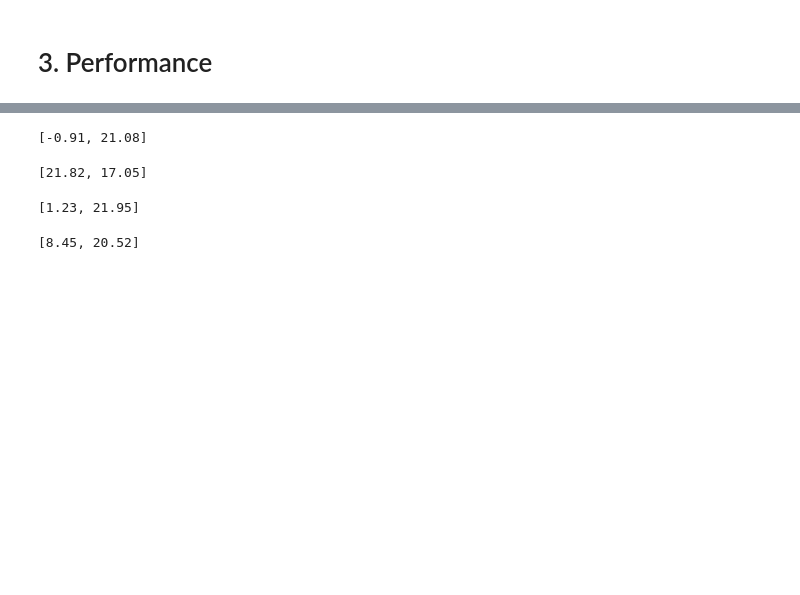
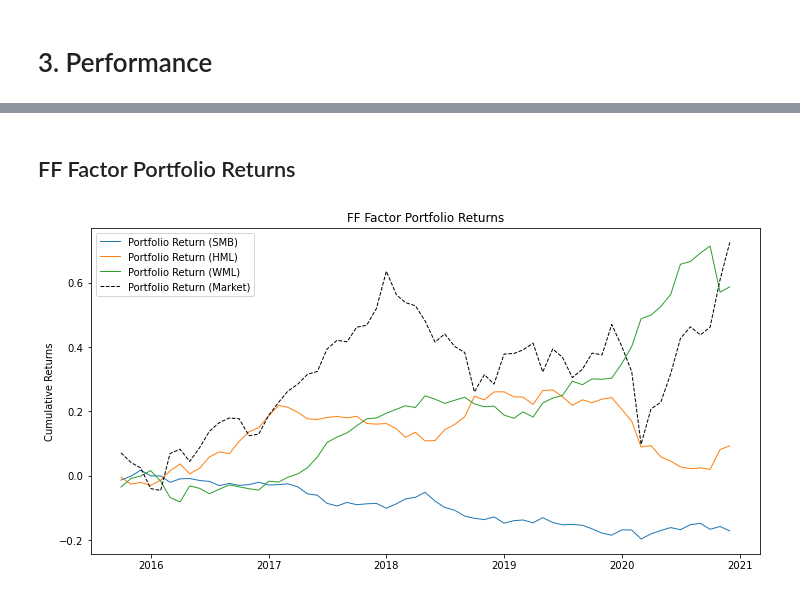
Before and after one commit to wingwingz/AFP, a Jupyter notebook: Portfolio Construction/country_factor_portfolios.ipynb, the cells around one changed output, grey strips where cells are left out. Drawn from its saved outputs; the diff is of its cells as text; code cells hidden in the pictures; blank space fills up the shorter version.

```diff
--- a/Portfolio Construction/country_factor_portfolios.ipynb
+++ b/Portfolio Construction/country_factor_portfolios.ipynb
@@ -112,3 +122,14 @@ del country_pe['month']
+# %%
+ff5 = pdr.famafrench.FamaFrenchReader('Emerging_5_Factors',start = '2000-01-01').read()[0]
+ff_mom = pdr.famafrench.FamaFrenchReader('Emerging_MOM_Factor',start = '2000-01-01').read()[0]
+ff6 = pd.concat([ff5,ff_mom],axis=1)
+ff6['Date'] = ff6.index
+ff6.index = pd.to_datetime(ff6['Date'].dt.to_timestamp('s').dt.strftime('%Y-%m-%d'))
+del ff6['Date']
+# %%
+ff6 = ff6[(ff6.index>=start_date) & (ff6.index<=end_date)]
+ff6 = ff6[['SMB', 'HML', 'WML', 'Mkt-RF']]
+ff6 = np.log(ff6/100+1)
 # %% [markdown]
 # Purpose of the Notebook
 1. Construct country factor
@@ -550,16 +341,13 @@ value_ew_perf
-# %%
-size_ew_perf
-# %% [output]
-[-0.91, 21.08]
-# %%
-mom_ew_perf
-# %% [output]
-[21.82, 17.05]
-# %%
-low_beta_ew_perf
-# %% [output]
-[1.23, 21.95]
-# %%
-market_perf
-# %% [output]
-[8.45, 20.52]
+# %% [markdown]
+## FF Factor Portfolio Returns
+# %%
+first_date = all_port_cum_ret_df.index[0]
+ff6_ = ff6[ff6.index>=first_date]
+all_ff_cum_ret_df = calc_cum_returns(ff6)
+
+# Plot cumulative returns
+plot_perf(perf=[all_ff_cum_ret_df[x] for x in list(all_ff_cum_ret_df.columns.values)[:-1]], \
+          perf_bm=all_ff_cum_ret_df['Mkt-RF_cum_ret'], label=list(ff6.columns.values)[:-1], \
+          title='FF Factor Portfolio Returns')
+# %% [output]
+[figure, added]
```
Also changed, not shown: parts of 38 cells of this notebook.
